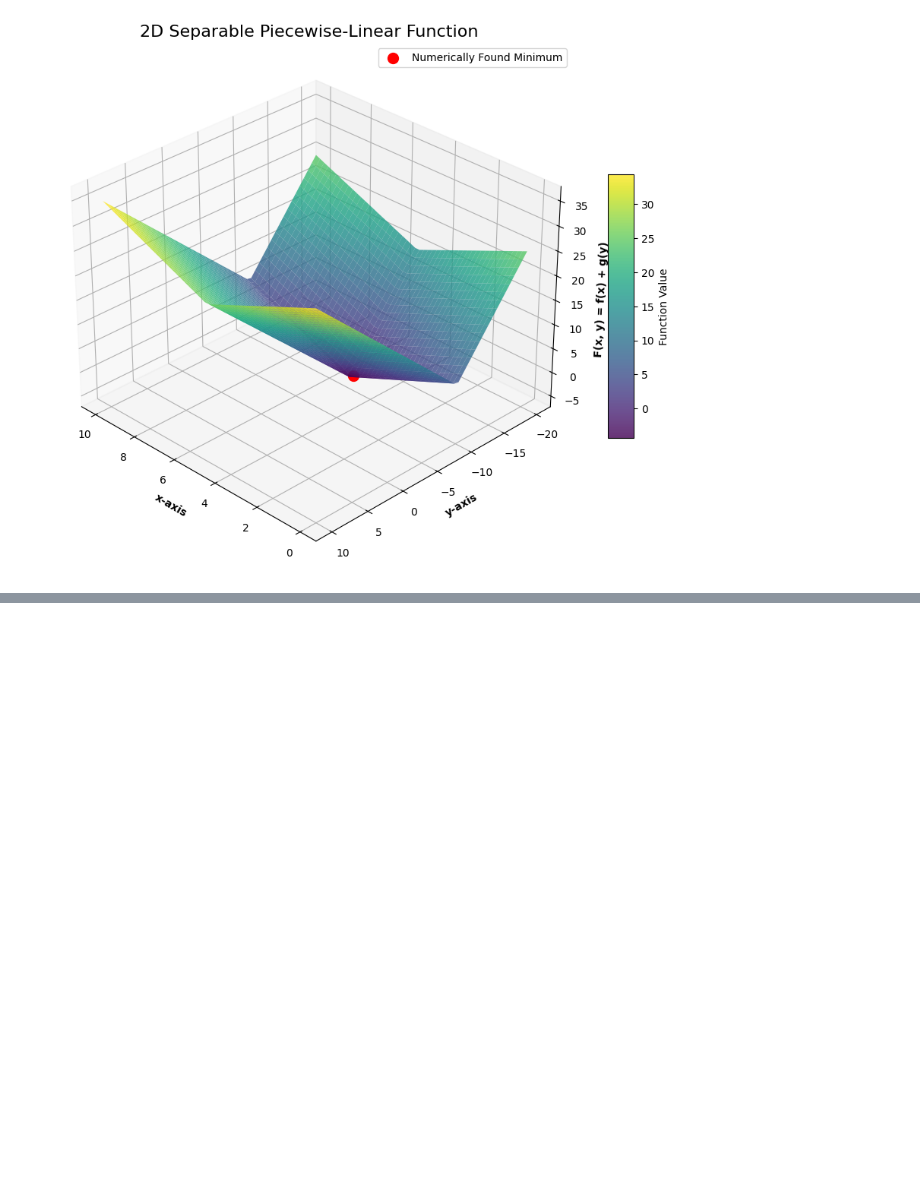
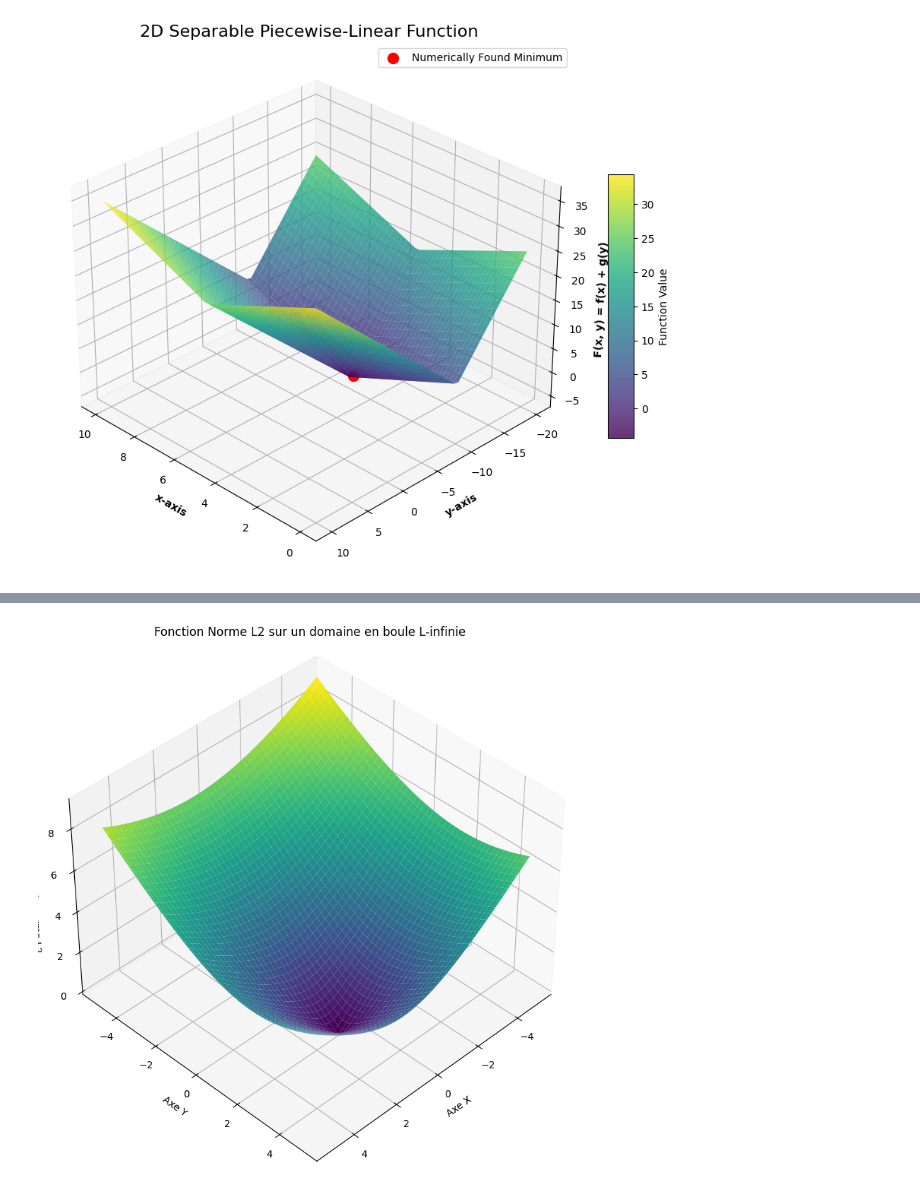
Before and after one commit to thomasdeltort/Robust_Project, a Jupyter notebook: lip_notebooks/Experiences/plot2D.ipynb, the cells around one changed output, grey strips where cells are left out. Cells and saved outputs as stored; diff of their text form; code cells hidden in the pictures; blank space fills up the shorter version.

```diff
--- a/lip_notebooks/Experiences/plot2D.ipynb
+++ b/lip_notebooks/Experiences/plot2D.ipynb
@@ -79,0 +131,47 @@ Minimum function value F(x,y) = -4.39
+# %%
+import numpy as np
+import matplotlib.pyplot as plt
+from mpl_toolkits.mplot3d import Axes3D
+
+# 1. Définir la grille de calcul
+radius = 5.0
+x = np.linspace(-radius, radius, 100)
+y = np.linspace(-radius, radius, 100)
+X, Y = np.meshgrid(x, y)
+
+# 2. Créer un masque pour le domaine en boule L-infinie (un carré)
+# La condition pour être dans le domaine est max(|X|, |Y|) <= radius.
+# Le masque identifie donc les points en DEHORS du domaine.
+mask = np.maximum(np.abs(X), np.abs(Y)) > radius
+
+# 3. Définir le centre de la fonction norme L2
+center_a, center_b = 1.0, 2.0
+
+# 4. Calculer la norme L2 pour chaque point (X, Y) par rapport au centre (a, b)
+Z = np.sqrt((X - center_a)**2 + (Y - center_b)**2)
+
+# 5. Appliquer le masque pour restreindre le tracé au domaine carré
+# Cette ligne est techniquement redondante car le linspace définit déjà un carré,
+# mais elle est essentielle si la grille de calcul était plus grande que le domaine.
+Z[mask] = np.nan
+
+# 6. Créer la figure 3D
+fig = plt.figure(figsize=(10, 8))
+ax = fig.add_subplot(111, projection='3d')
+
+# 7. Tracer la surface
+surf = ax.plot_surface(X, Y, Z, cmap='viridis', antialiased=True)
+
+# 8. Ajouter des labels et un titre
+ax.set_xlabel('Axe X')
+ax.set_ylabel('Axe Y')
+ax.set_zlabel('Valeur de la norme L2')
+ax.set_title("Fonction Norme L2 sur un domaine en boule L-infinie")
+ax.view_init(elev=40, azim=45)
+plt.tight_layout()
+
+# 9. Sauvegarder la figure
+plt.savefig("plot_norme_l2_linf_3d.png")
+# plt.show() # À utiliser pour un affichage interactif
+# %% [output]
+[figure, added]
```
Also changed, not shown: parts of 3 cells of this notebook, 3 other files.
